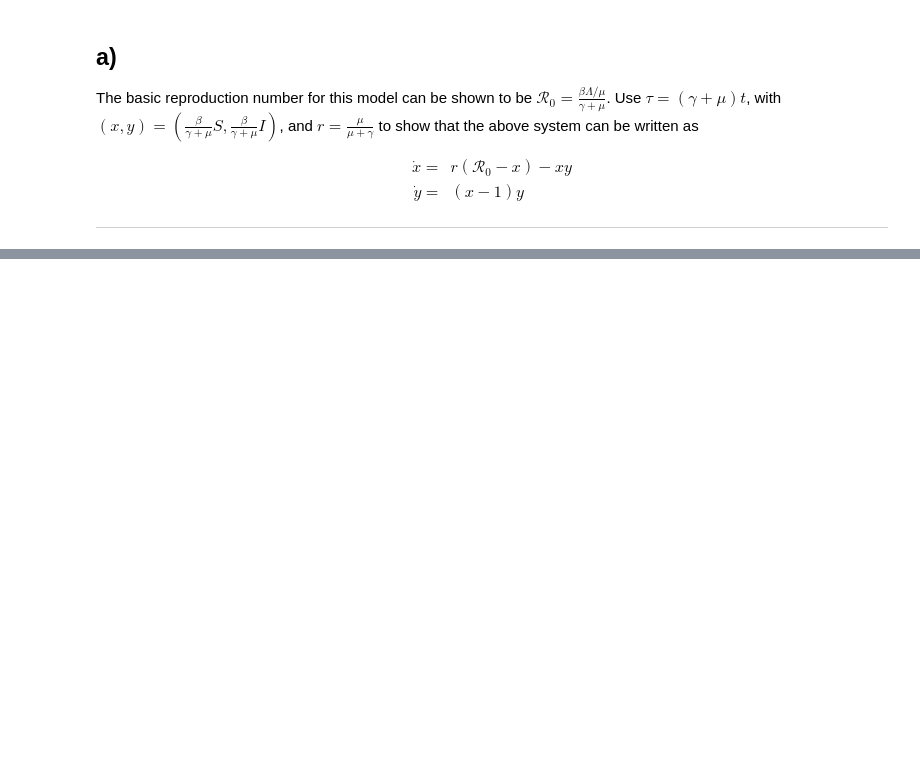
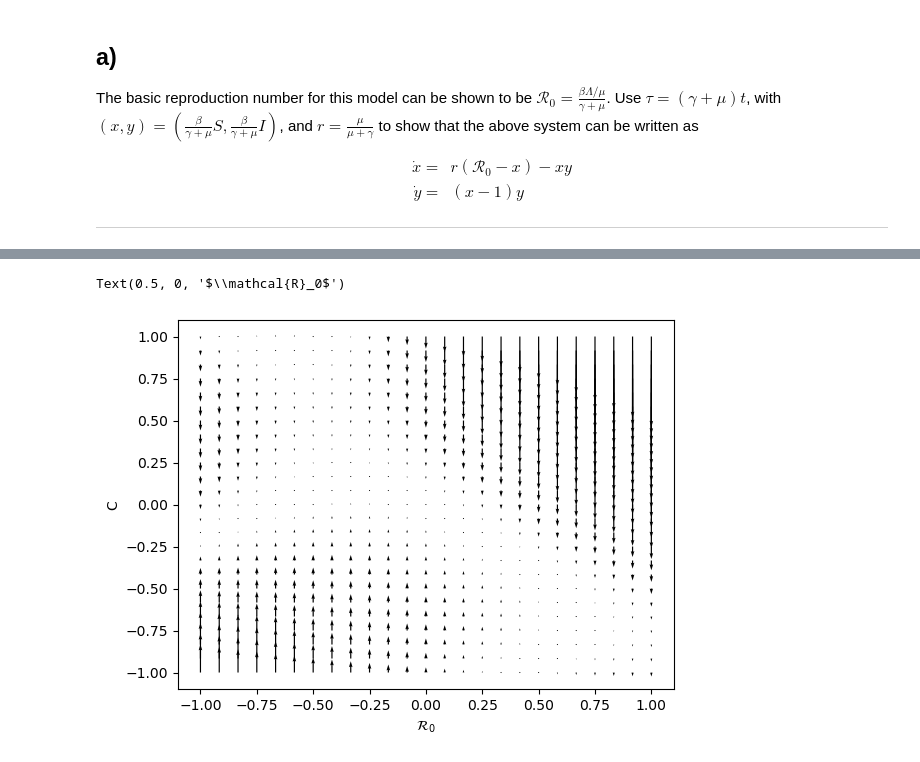
Before and after one commit to michaelStoddard/Chaos, a Jupyter notebook: Projects/Exam2.ipynb, the cells around one changed output, grey strips where cells are left out. Drawn from its saved outputs; the diff is of its cells as text; code cells hidden in the pictures; blank space fills up the shorter version.

```diff
--- a/Projects/Exam2.ipynb
+++ b/Projects/Exam2.ipynb
@@ -64,0 +279,11 @@ Lam, mu, beta, gamma = smp.symbols(r'\Lambda \mu')
+# %%
+Rv = np.linspace(-1,1,25)
+cv = np.linspace(-1,1,25)
+
+RG, cG = np.meshgrid(Rv,cv)
+plt.quiver(RG,cG,dR_func(RG,cG),dc_func(RG,cG))
+plt.ylabel('C')
+plt.xlabel(r'$\mathcal{R}_0$')
+# %% [output]
+Text(0.5, 0, '$\\mathcal{R}_0$')
+[figure, added]
```
Also changed, not shown: parts of 44 cells of this notebook.
